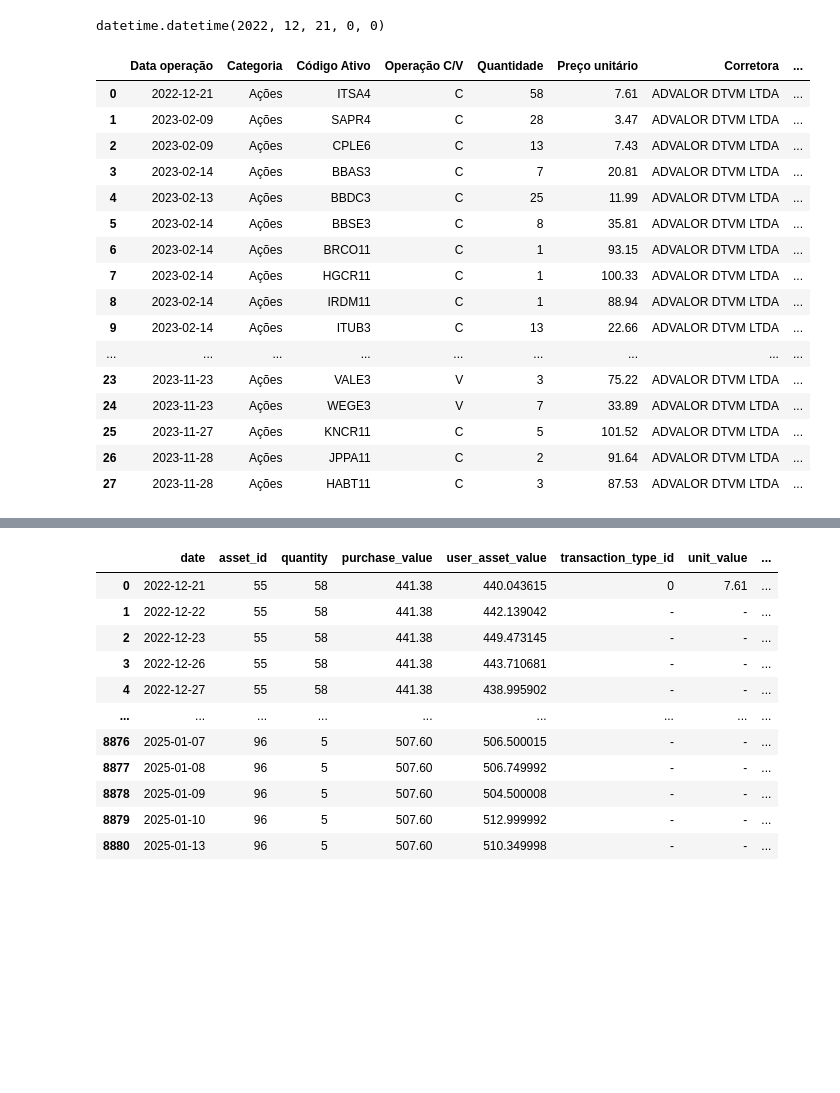
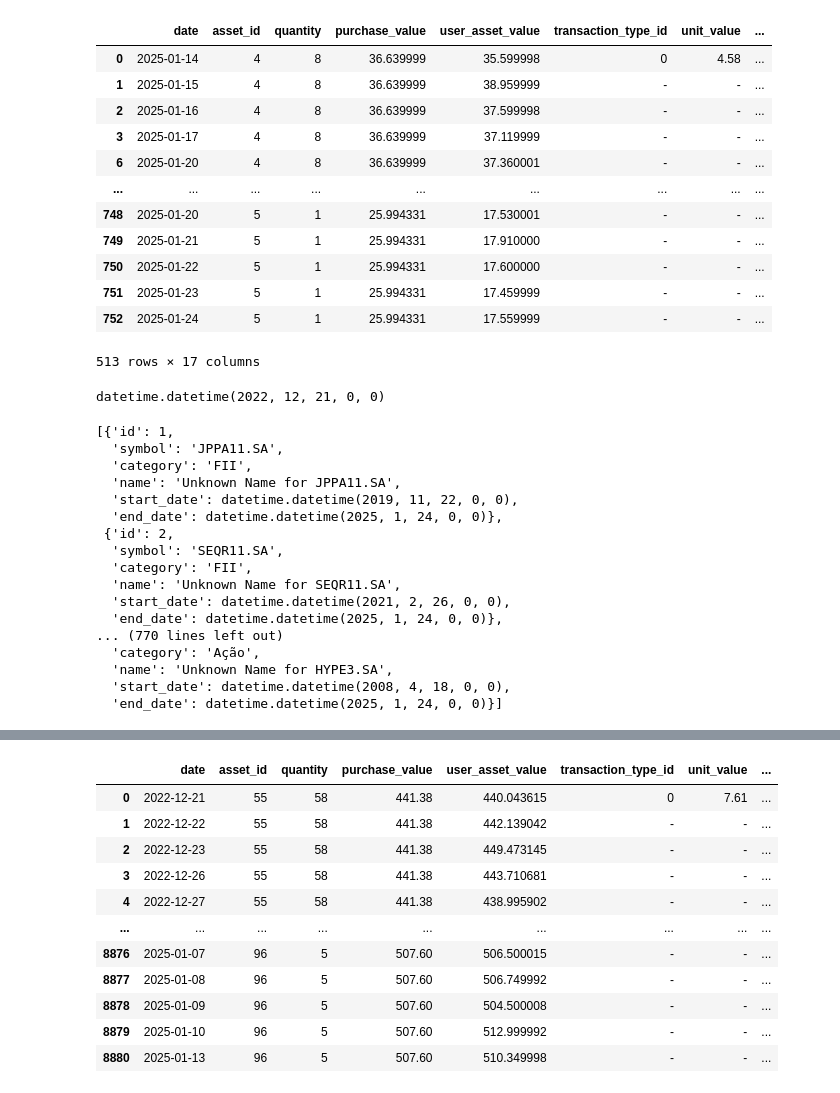
Before and after one commit to GuilhermeBranddao/investment_analyzer_api, a Jupyter notebook: portfolio_user.ipynb, the cells around one changed output, grey strips where cells are left out. Drawn from its saved outputs; the diff is of its cells as text; code cells hidden in the pictures; blank space fills up the shorter version.

```diff
--- a/portfolio_user.ipynb
+++ b/portfolio_user.ipynb
@@ -10,3 +13,43 @@ from app.schemas.constants.enums import TransactionTypeEnum
+# %%
+# TODO: Verifica se portfolio existe
+portfolio_id = 1
+transaction_data = repository_portfolio.get_asset_transaction(portfolio_id)
+
+portfolio_history = generate_portfolio_history(transaction_data)
+
+set_asset_id = {transaction['asset_id'] for transaction in portfolio_history}
+df_portfolio_history = pd.DataFrame(portfolio_history)
+
+#with ThreadPoolExecutor() as executor:
+#    all_history = list(executor.map(repository_portfolio.history, set_asset_id))
+
+all_history = repository_portfolio.history(set_asset_id)
+
+df_history = pd.DataFrame(all_history)
+
+merged_data = merge_with_history(df_portfolio_history, df_history)
+merged_data["date"] = merged_data["date"].astype(str)
+
+list_assets = repository_portfolio.list_assets()
+dict_asset = {asset_data.id: asset_data.symbol for asset_data in list_assets}
+merged_data["asset_name"] = merged_data["asset_id"].apply(lambda x: dict_asset.get(x, "Desconhecido"))
+merged_data["dividends_received_total"] = merged_data["quantity"] * merged_data["dividends"]
+# %%
+merged_data
+# %% [output]
+|  | date | asset_id | quantity | purchase_value | user_asset_value | transaction_type_id | unit_value | ... |
+| 0 | 2025-01-14 | 4 | 8 | 36.639999 | 35.599998 | 0 | 4.58 | ... |
+| 1 | 2025-01-15 | 4 | 8 | 36.639999 | 38.959999 | - | - | ... |
+| 2 | 2025-01-16 | 4 | 8 | 36.639999 | 37.599998 | - | - | ... |
+| 3 | 2025-01-17 | 4 | 8 | 36.639999 | 37.119999 | - | - | ... |
+| 6 | 2025-01-20 | 4 | 8 | 36.639999 | 37.360001 | - | - | ... |
+| ... | ... | ... | ... | ... | ... | ... | ... | ... |
+| 748 | 2025-01-20 | 5 | 1 | 25.994331 | 17.530001 | - | - | ... |
+| 749 | 2025-01-21 | 5 | 1 | 25.994331 | 17.910000 | - | - | ... |
+| 750 | 2025-01-22 | 5 | 1 | 25.994331 | 17.600000 | - | - | ... |
+| 751 | 2025-01-23 | 5 | 1 | 25.994331 | 17.459999 | - | - | ... |
+| 752 | 2025-01-24 | 5 | 1 | 25.994331 | 17.559999 | - | - | ... |
+513 rows × 17 columns
 # %%
 from datetime import datetime
 datetime.strptime("2022-12-21 00:00:00", "%Y-%m-%d %H:%M:%S")
@@ -78,22 +121,25 @@ df[['Data operação', 'Categoria', 'Código Ativo', 'Operação C/V',
        'Quantidade', 'Preço unitário', 'Corretora', 'Corretagem', 'Taxas',
        'Impostos', 'IRRF']].to_excel("importacao_statusinvest.xlsx", index=False)
 # %%
-pd.read_excel("importacao_statusinvest.xlsx")
+# pd.read_excel("importacao_statusinvest.xlsx")
+
+list_assets = repository_portfolio.list_assets_with_dates()
+list_assets
 # %% [output]
-|  | Data operação | Categoria | Código Ativo | Operação C/V | Quantidade | Preço unitário | Corretora | ... |
-| 0 | 2022-12-21 | Ações | ITSA4 | C | 58 | 7.61 | ADVALOR DTVM LTDA | ... |
-| 1 | 2023-02-09 | Ações | SAPR4 | C | 28 | 3.47 | ADVALOR DTVM LTDA | ... |
-| 2 | 2023-02-09 | Ações | CPLE6 | C | 13 | 7.43 | ADVALOR DTVM LTDA | ... |
-| 3 | 2023-02-14 | Ações | BBAS3 | C | 7 | 20.81 | ADVALOR DTVM LTDA | ... |
-| 4 | 2023-02-13 | Ações | BBDC3 | C | 25 | 11.99 | ADVALOR DTVM LTDA | ... |
-| 5 | 2023-02-14 | Ações | BBSE3 | C | 8 | 35.81 | ADVALOR DTVM LTDA | ... |
-| 6 | 2023-02-14 | Ações | BRCO11 | C | 1 | 93.15 | ADVALOR DTVM LTDA | ... |
-| 7 | 2023-02-14 | Ações | HGCR11 | C | 1 | 100.33 | ADVALOR DTVM LTDA | ... |
-| 8 | 2023-02-14 | Ações | IRDM11 | C | 1 | 88.94 | ADVALOR DTVM LTDA | ... |
-| 9 | 2023-02-14 | Ações | ITUB3 | C | 13 | 22.66 | ADVALOR DTVM LTDA | ... |
-| ... | ... | ... | ... | ... | ... | ... | ... | ... |
-| 23 | 2023-11-23 | Ações | VALE3 | V | 3 | 75.22 | ADVALOR DTVM LTDA | ... |
-| 24 | 2023-11-23 | Ações | WEGE3 | V | 7 | 33.89 | ADVALOR DTVM LTDA | ... |
-| 25 | 2023-11-27 | Ações | KNCR11 | C | 5 | 101.52 | ADVALOR DTVM LTDA | ... |
-| 26 | 2023-11-28 | Ações | JPPA11 | C | 2 | 91.64 | ADVALOR DTVM LTDA | ... |
-| 27 | 2023-11-28 | Ações | HABT11 | C | 3 | 87.53 | ADVALOR DTVM LTDA | ... |
+[{'id': 1,
+  'symbol': 'JPPA11.SA',
+  'category': 'FII',
+  'name': 'Unknown Name for JPPA11.SA',
+  'start_date': datetime.datetime(2019, 11, 22, 0, 0),
+  'end_date': datetime.datetime(2025, 1, 24, 0, 0)},
+ {'id': 2,
+  'symbol': 'SEQR11.SA',
+  'category': 'FII',
+  'name': 'Unknown Name for SEQR11.SA',
+  'start_date': datetime.datetime(2021, 2, 26, 0, 0),
+  'end_date': datetime.datetime(2025, 1, 24, 0, 0)},
+... (770 lines left out)
+  'category': 'Ação',
+  'name': 'Unknown Name for HYPE3.SA',
+  'start_date': datetime.datetime(2008, 4, 18, 0, 0),
+  'end_date': datetime.datetime(2025, 1, 24, 0, 0)}]
```
Also changed, not shown: parts of 8 cells of this notebook, 6 other files.
